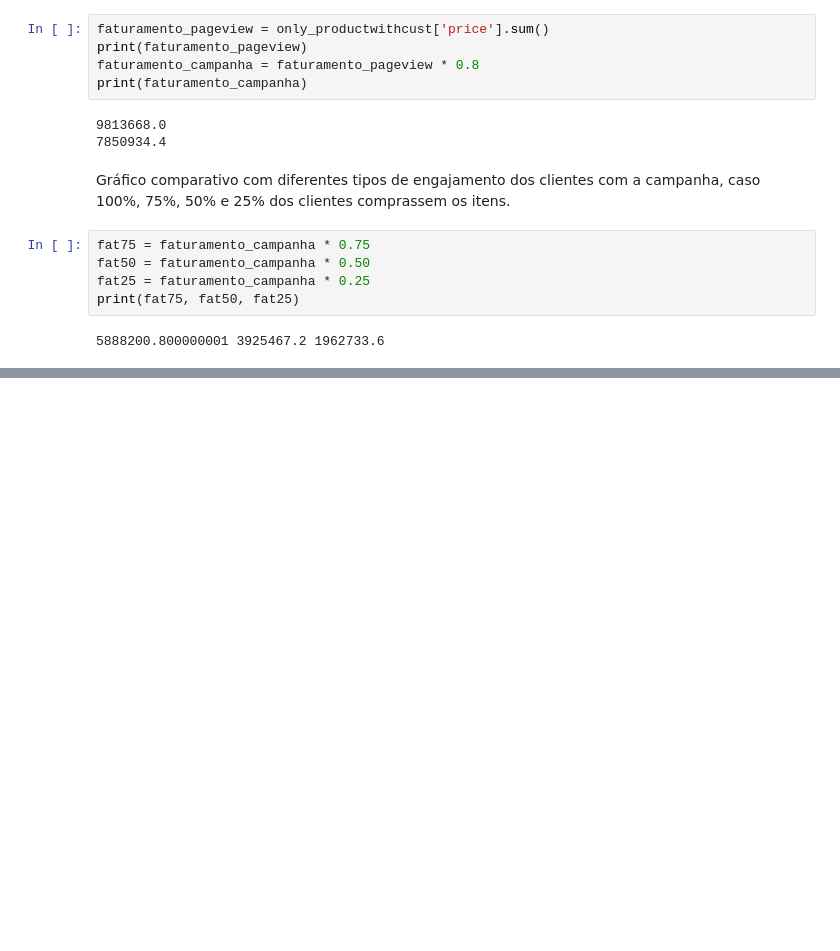
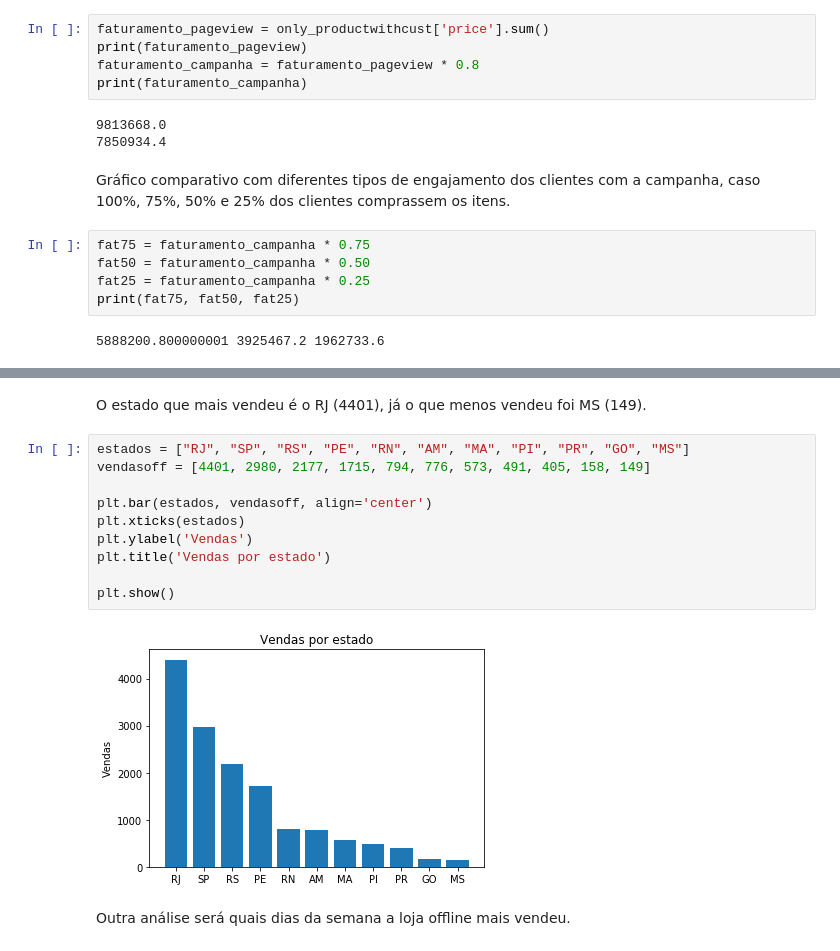
Before and after one commit to daniellidio/analise-dados-lojas, a Jupyter notebook: desafio.ipynb, the cells around one changed output, grey strips where cells are left out. Drawn from its saved outputs; the diff is of its cells as text; blank space fills up the shorter version.

```diff
--- a/desafio.ipynb
+++ b/desafio.ipynb
@@ -723,0 +762,16 @@ plt.show()
+# %% [markdown]
+O estado que mais vendeu é o RJ (4401), já o que menos vendeu foi MS (149).
+# %%
+estados = ["RJ", "SP", "RS", "PE", "RN", "AM", "MA", "PI", "PR", "GO", "MS"]
+vendasoff = [4401, 2980, 2177, 1715, 794, 776, 573, 491, 405, 158, 149]
+
+plt.bar(estados, vendasoff, align='center')
+plt.xticks(estados)
+plt.ylabel('Vendas')
+plt.title('Vendas por estado')
+
+plt.show()
+# %% [output]
+[figure, added]
+# %% [markdown]
+Outra análise será quais dias da semana a loja offline mais vendeu.
```
Also changed, not shown: parts of 10 cells of this notebook, 1 other file.
